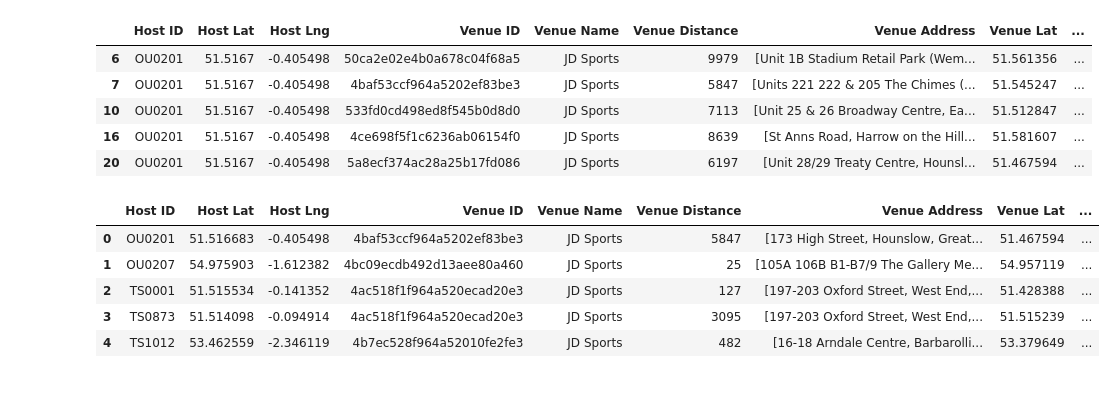
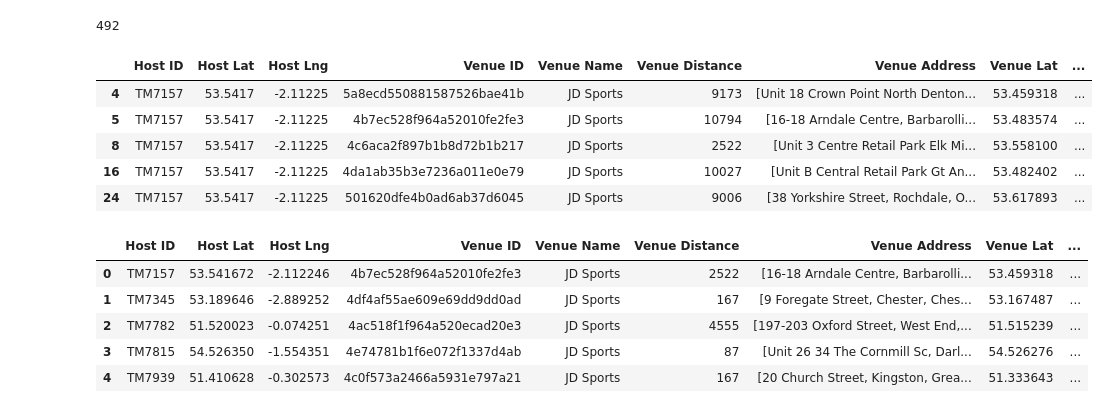
Before and after one commit to ninjananjo/Clothing-Store-Competition, a Jupyter notebook: JD Sports Proximity.ipynb, the cells around one changed output. Drawn from its saved outputs; the diff is of its cells as text; code cells hidden in the pictures.

```diff
--- a/JD Sports Proximity.ipynb
+++ b/JD Sports Proximity.ipynb
@@ -31,8 +44,8 @@ Solving environment: ...working... done
 # %%
 #Download store locations and remove unwanted data
-df = pd.read_csv("https://raw.githubusercontent.com/ninjananjo/Clothing-Store-Competition/master/StoreLocations.csv")
+df = pd.read_csv("https://raw.githubusercontent.com/ninjananjo/Clothing-Store-Competition/master/StoreLocations.csv", encoding = 'ISO-8859-1')
 print(df.shape)
-df = df[['TOWN','NAME','ID','COUNTRY','Address1','Postcode','Host']]
+df = df[['TOWN','NAME','ID','COUNTRY','Address1','Postcode','Host','PNO','NSF']]
 #df = df[df['ID'].str.startswith("TS")]
 df.head(10)
 # %% [output]
@@ -67,7 +94,7 @@ def getLocation(storeName, postcode, country):
 
     if country == 'ENG': country = "UK"
     geolocator = Nominatim(user_agent="ny_explorer")
-    location = geolocator.geocode(postcode+" "+country)
+    location = geolocator.geocode(str(postcode)+" "+country)
     location_alt = geolocator.geocode(storeName+" "+country)
     try:
         lat = location.latitude
@@ -189,25 +227,27 @@ regions_venues.head()
 # %%
 jdsports = regions_venues[regions_venues['Venue Name']=='JD Sports']
 jdsports.to_csv('jdsports_proximty.csv')
+print(jdsports.shape[0])
 jdsports.head()
 # %% [output]
+492
 |  | Host ID | Host Lat | Host Lng | Venue ID | Venue Name | Venue Distance | Venue Address | Venue Lat | ... |
-| 6 | OU0201 | 51.5167 | -0.405498 | 50ca2e02e4b0a678c04f68a5 | JD Sports | 9979 | [Unit 1B Stadium Retail Park (Wem... | 51.561356 | ... |
-| 7 | OU0201 | 51.5167 | -0.405498 | 4baf53ccf964a5202ef83be3 | JD Sports | 5847 | [Units 221 222 & 205 The Chimes (... | 51.545247 | ... |
-| 10 | OU0201 | 51.5167 | -0.405498 | 533fd0cd498ed8f545b0d8d0 | JD Sports | 7113 | [Unit 25 & 26 Broadway Centre, Ea... | 51.512847 | ... |
-| 16 | OU0201 | 51.5167 | -0.405498 | 4ce698f5f1c6236ab06154f0 | JD Sports | 8639 | [St Anns Road, Harrow on the Hill... | 51.581607 | ... |
-| 20 | OU0201 | 51.5167 | -0.405498 | 5a8ecf374ac28a25b17fd086 | JD Sports | 6197 | [Unit 28/29 Treaty Centre, Hounsl... | 51.467594 | ... |
+| 4 | TM7157 | 53.5417 | -2.11225 | 5a8ecd550881587526bae41b | JD Sports | 9173 | [Unit 18 Crown Point North Denton... | 53.459318 | ... |
+| 5 | TM7157 | 53.5417 | -2.11225 | 4b7ec528f964a52010fe2fe3 | JD Sports | 10794 | [16-18 Arndale Centre, Barbarolli... | 53.483574 | ... |
+| 8 | TM7157 | 53.5417 | -2.11225 | 4c6aca2f897b1b8d72b1b217 | JD Sports | 2522 | [Unit 3 Centre Retail Park Elk Mi... | 53.558100 | ... |
+| 16 | TM7157 | 53.5417 | -2.11225 | 4da1ab35b3e7236a011e0e79 | JD Sports | 10027 | [Unit B Central Retail Park Gt An... | 53.482402 | ... |
+| 24 | TM7157 | 53.5417 | -2.11225 | 501620dfe4b0ad6ab37d6045 | JD Sports | 9006 | [38 Yorkshire Street, Rochdale, O... | 53.617893 | ... |
 # %%
 df_map = jdsports
 closest_jd = df_map.groupby(['Host ID'], as_index =False).min()
-closest_jd
+closest_jd.head()
 # %% [output]
 |  | Host ID | Host Lat | Host Lng | Venue ID | Venue Name | Venue Distance | Venue Address | Venue Lat | ... |
-| 0 | OU0201 | 51.516683 | -0.405498 | 4baf53ccf964a5202ef83be3 | JD Sports | 5847 | [173 High Street, Hounslow, Great... | 51.467594 | ... |
-| 1 | OU0207 | 54.975903 | -1.612382 | 4bc09ecdb492d13aee80a460 | JD Sports | 25 | [105A 106B B1-B7/9 The Gallery Me... | 54.957119 | ... |
-| 2 | TS0001 | 51.515534 | -0.141352 | 4ac518f1f964a520ecad20e3 | JD Sports | 127 | [197-203 Oxford Street, West End,... | 51.428388 | ... |
-| 3 | TS0873 | 51.514098 | -0.094914 | 4ac518f1f964a520ecad20e3 | JD Sports | 3095 | [197-203 Oxford Street, West End,... | 51.515239 | ... |
-| 4 | TS1012 | 53.462559 | -2.346119 | 4b7ec528f964a52010fe2fe3 | JD Sports | 482 | [16-18 Arndale Centre, Barbarolli... | 53.379649 | ... |
+| 0 | TM7157 | 53.541672 | -2.112246 | 4b7ec528f964a52010fe2fe3 | JD Sports | 2522 | [16-18 Arndale Centre, Barbarolli... | 53.459318 | ... |
+| 1 | TM7345 | 53.189646 | -2.889252 | 4df4af55ae609e69dd9dd0ad | JD Sports | 167 | [9 Foregate Street, Chester, Ches... | 53.167487 | ... |
+| 2 | TM7782 | 51.520023 | -0.074251 | 4ac518f1f964a520ecad20e3 | JD Sports | 4555 | [197-203 Oxford Street, West End,... | 51.515239 | ... |
+| 3 | TM7815 | 54.526350 | -1.554351 | 4e74781b1f6e072f1337d4ab | JD Sports | 87 | [Unit 26 34 The Cornmill Sc, Darl... | 54.526276 | ... |
+| 4 | TM7939 | 51.410628 | -0.302573 | 4c0f573a2466a5931e797a21 | JD Sports | 167 | [20 Church Street, Kingston, Grea... | 51.333643 | ... |
 # %%
 m = folium.Map(location=[53.4626, -2.34612], zoom_start=6)
 
```
Also changed, not shown: parts of 7 cells of this notebook.
